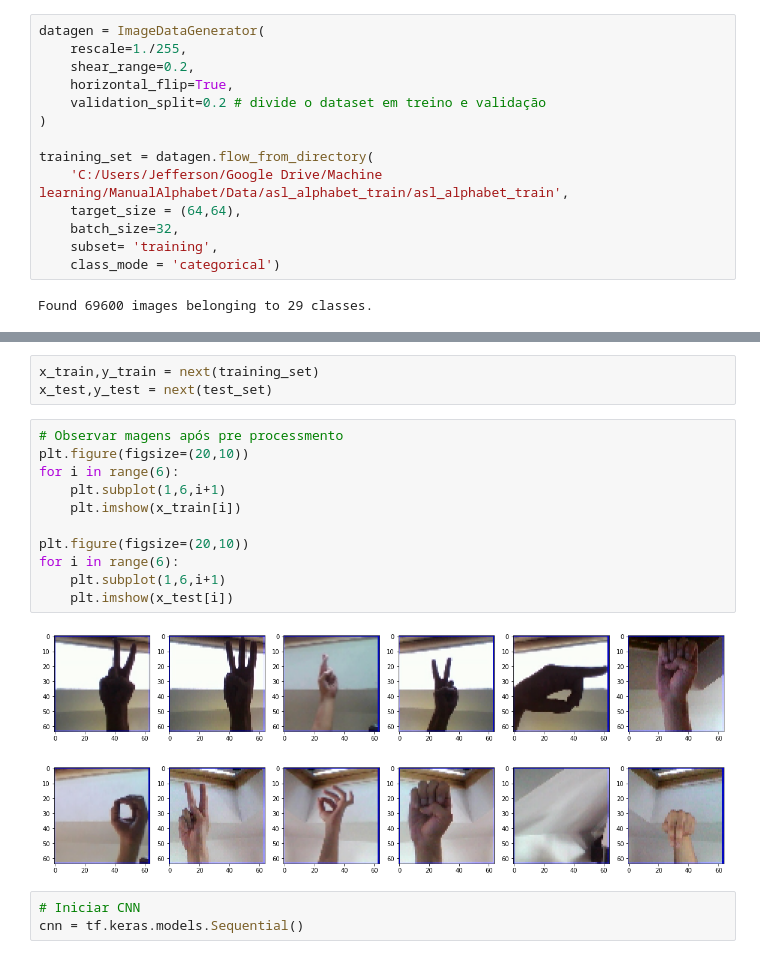
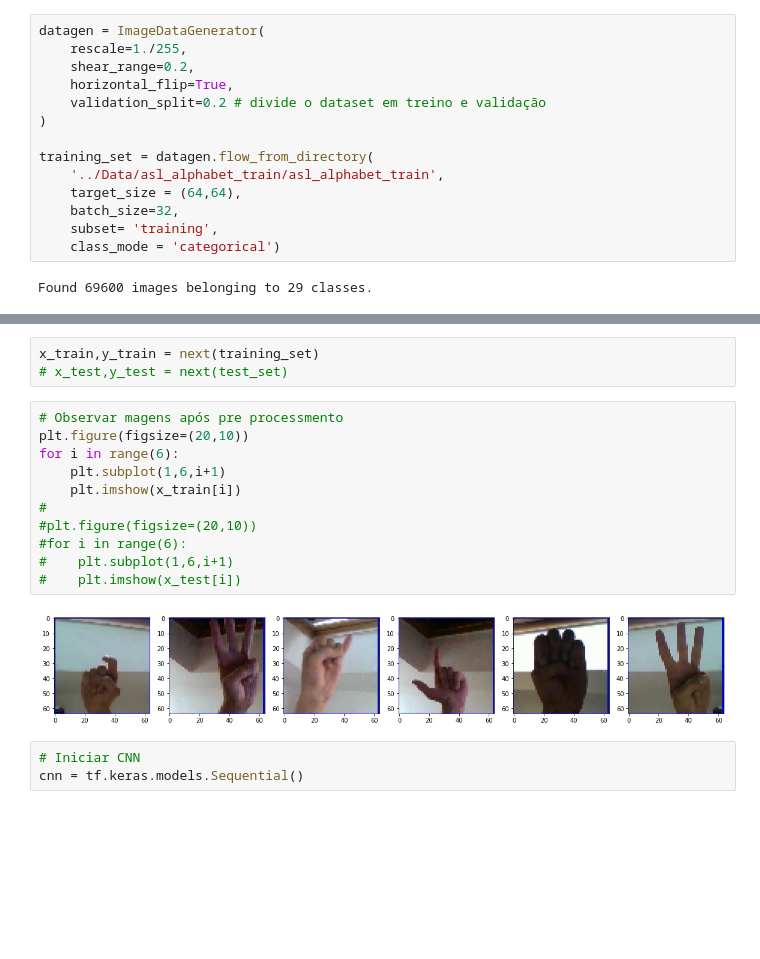
Before and after one commit to lucas-morais/Reconhecimento-de-Linguagem-de-Sinais, a Jupyter notebook: Notebooks/ManualAlphabet.ipynb, the cells around one changed output, grey strips where cells are left out. Cells and saved outputs as stored; diff of their text form; blank space fills up the shorter version.

```diff
--- a/Notebooks/ManualAlphabet.ipynb
+++ b/Notebooks/ManualAlphabet.ipynb
@@ -13,7 +19,7 @@ datagen = ImageDataGenerator(
 )
 
 training_set = datagen.flow_from_directory(
-    'C:/Users/Jefferson/Google Drive/Machine learning/ManualAlphabet/Data/asl_alphabet_train/asl_alphabet_train',
+    '../Data/asl_alphabet_train/asl_alphabet_train',
     target_size = (64,64),
     batch_size=32,
     subset= 'training',
@@ -31,21 +37,20 @@ test_set = datagen.flow_from_directory(
 Found 17400 images belonging to 29 classes.
 # %%
 x_train,y_train = next(training_set)
-x_test,y_test = next(test_set)
+# x_test,y_test = next(test_set)
 # %%
 # Observar magens após pre processmento
 plt.figure(figsize=(20,10))
 for i in range(6):
     plt.subplot(1,6,i+1)
     plt.imshow(x_train[i])
-
-plt.figure(figsize=(20,10))
-for i in range(6):
-    plt.subplot(1,6,i+1)
-    plt.imshow(x_test[i])
+#
+#plt.figure(figsize=(20,10))
+#for i in range(6):
+#    plt.subplot(1,6,i+1)
+#    plt.imshow(x_test[i])
 # %% [output]
-[figure, old version]
+[figure, new version]
-[figure, removed]
 # %%
 # Iniciar CNN
 cnn = tf.keras.models.Sequential()
```
Also changed, not shown: parts of 3 cells of this notebook.
